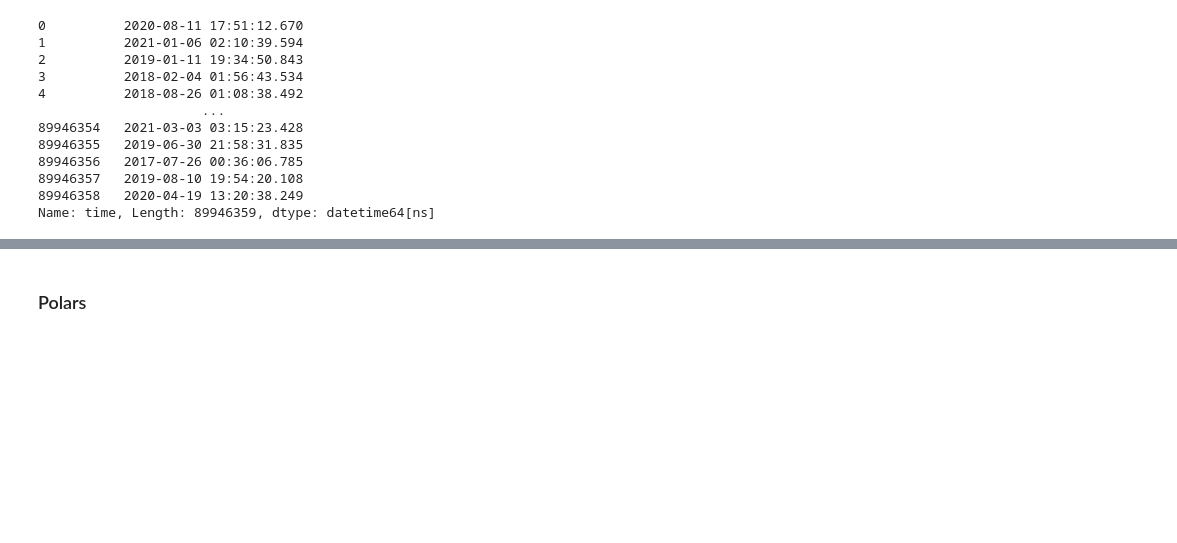
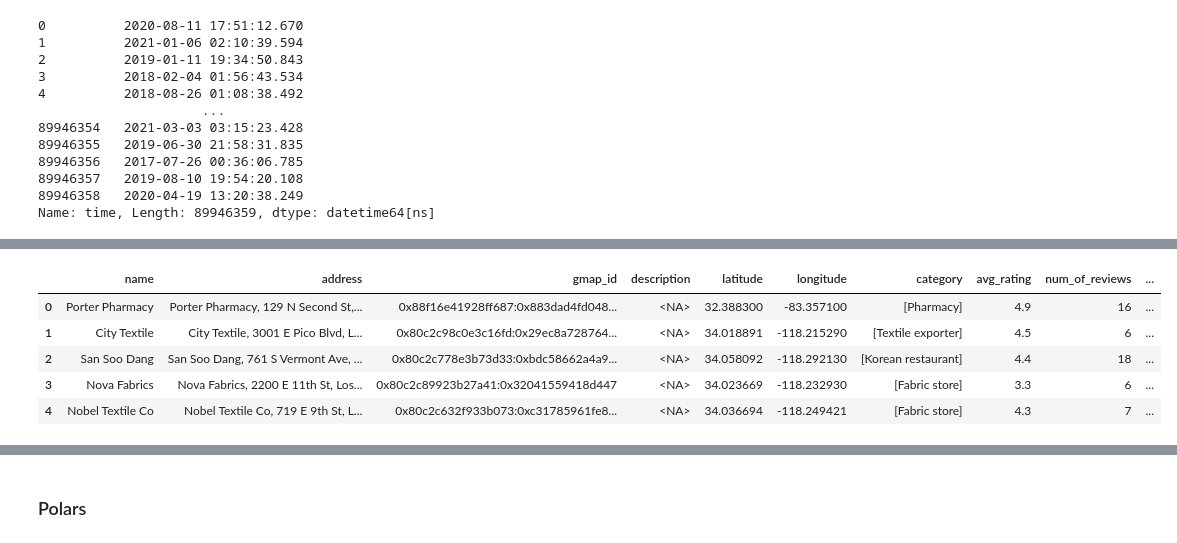
Before and after one commit to melodiromero/Google-Yelp, a Jupyter notebook: Sprint-1/Yelp/etl_eda.ipynb, the cells around one changed output, grey strips where cells are left out. Saved outputs shown, nothing was run; the diff lists cells and outputs as text; code cells hidden in the pictures; blank space fills up the shorter version.

```diff
--- a/Sprint-1/Yelp/etl_eda.ipynb
+++ b/Sprint-1/Yelp/etl_eda.ipynb
@@ -110,0 +209,9 @@ Y solo demoro 9.8 segundos convertir 89,946,359 registros. Esto convence que pya
+# %%
+metada_reviews_df.head()
+# %% [output]
+|  | name | address | gmap_id | description | latitude | longitude | category | avg_rating | num_of_reviews | ... |
+| 0 | Porter Pharmacy | Porter Pharmacy, 129 N Second St,... | 0x88f16e41928ff687:0x883dad4fd048... | <NA> | 32.388300 | -83.357100 | [Pharmacy] | 4.9 | 16 | ... |
+| 1 | City Textile | City Textile, 3001 E Pico Blvd, L... | 0x80c2c98c0e3c16fd:0x29ec8a728764... | <NA> | 34.018891 | -118.215290 | [Textile exporter] | 4.5 | 6 | ... |
+| 2 | San Soo Dang | San Soo Dang, 761 S Vermont Ave, ... | 0x80c2c778e3b73d33:0xbdc58662a4a9... | <NA> | 34.058092 | -118.292130 | [Korean restaurant] | 4.4 | 18 | ... |
+| 3 | Nova Fabrics | Nova Fabrics, 2200 E 11th St, Los... | 0x80c2c89923b27a41:0x32041559418d447 | <NA> | 34.023669 | -118.232930 | [Fabric store] | 3.3 | 6 | ... |
+| 4 | Nobel Textile Co | Nobel Textile Co, 719 E 9th St, L... | 0x80c2c632f933b073:0xc31785961fe8... | <NA> | 34.036694 | -118.249421 | [Fabric store] | 4.3 | 7 | ... |
```
Also changed, not shown: parts of 22 cells of this notebook.
